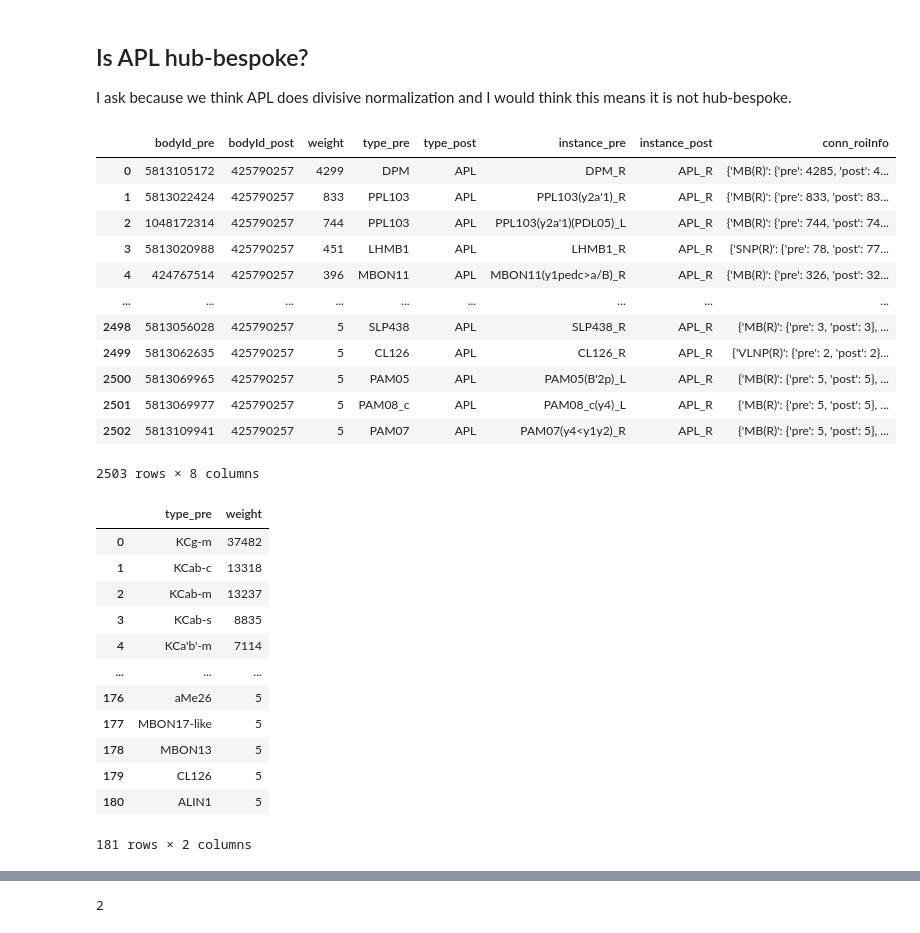
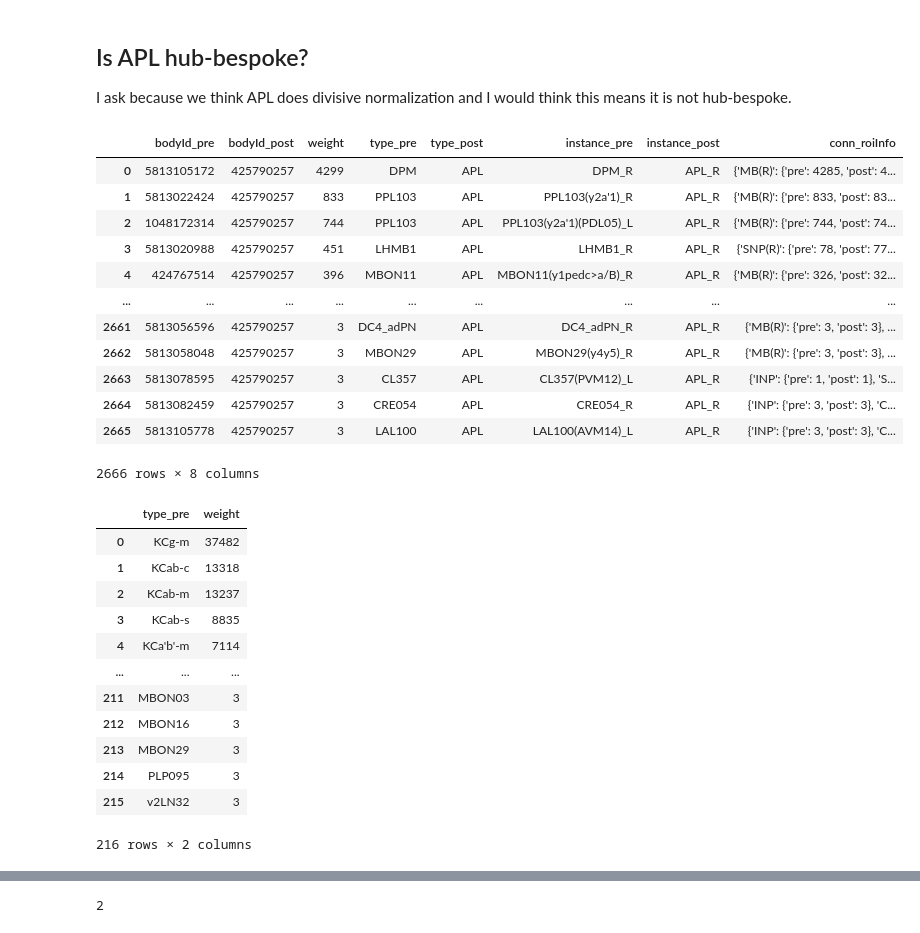
Before and after one commit to Gutierrez-lab/oviIN-analyses-gabrielle, a Jupyter notebook: hub_bespoke.ipynb, the cells around one changed output, grey strips where cells are left out. Saved outputs shown, nothing was run; the diff lists cells and outputs as text; code cells hidden in the pictures.

Commit message:
trying stuff out wuth APL primary strong inputs

```diff
--- a/hub_bespoke.ipynb
+++ b/hub_bespoke.ipynb
@@ -327,22 +327,22 @@ plt.show()
 I ask because we think APL does divisive normalization and I would think this means it is not hub-bespoke.
 # %%
 # inputs to APL
-APL_inputs = fetch_simple_connections(None,'APL',min_weight=5)
+APL_inputs = fetch_simple_connections(None,'APL',min_weight=3)
 APL_inputs
 # %% [output]
 |  | bodyId_pre | bodyId_post | weight | type_pre | type_post | instance_pre | instance_post | conn_roiInfo |
 | 0 | 5813105172 | 425790257 | 4299 | DPM | APL | DPM_R | APL_R | {'MB(R)': {'pre': 4285, 'post': 4... |
 | 1 | 5813022424 | 425790257 | 833 | PPL103 | APL | PPL103(y2a'1)_R | APL_R | {'MB(R)': {'pre': 833, 'post': 83... |
 | 2 | 1048172314 | 425790257 | 744 | PPL103 | APL | PPL103(y2a'1)(PDL05)_L | APL_R | {'MB(R)': {'pre': 744, 'post': 74... |
 | 3 | 5813020988 | 425790257 | 451 | LHMB1 | APL | LHMB1_R | APL_R | {'SNP(R)': {'pre': 78, 'post': 77... |
 | 4 | 424767514 | 425790257 | 396 | MBON11 | APL | MBON11(y1pedc>a/B)_R | APL_R | {'MB(R)': {'pre': 326, 'post': 32... |
 | ... | ... | ... | ... | ... | ... | ... | ... | ... |
-| 2498 | 5813056028 | 425790257 | 5 | SLP438 | APL | SLP438_R | APL_R | {'MB(R)': {'pre': 3, 'post': 3}, ... |
-| 2499 | 5813062635 | 425790257 | 5 | CL126 | APL | CL126_R | APL_R | {'VLNP(R)': {'pre': 2, 'post': 2}... |
-| 2500 | 5813069965 | 425790257 | 5 | PAM05 | APL | PAM05(B'2p)_L | APL_R | {'MB(R)': {'pre': 5, 'post': 5}, ... |
-| 2501 | 5813069977 | 425790257 | 5 | PAM08_c | APL | PAM08_c(y4)_L | APL_R | {'MB(R)': {'pre': 5, 'post': 5}, ... |
-| 2502 | 5813109941 | 425790257 | 5 | PAM07 | APL | PAM07(y4<y1y2)_R | APL_R | {'MB(R)': {'pre': 5, 'post': 5}, ... |
+| 2661 | 5813056596 | 425790257 | 3 | DC4_adPN | APL | DC4_adPN_R | APL_R | {'MB(R)': {'pre': 3, 'post': 3}, ... |
+| 2662 | 5813058048 | 425790257 | 3 | MBON29 | APL | MBON29(y4y5)_R | APL_R | {'MB(R)': {'pre': 3, 'post': 3}, ... |
+| 2663 | 5813078595 | 425790257 | 3 | CL357 | APL | CL357(PVM12)_L | APL_R | {'INP': {'pre': 1, 'post': 1}, 'S... |
+| 2664 | 5813082459 | 425790257 | 3 | CRE054 | APL | CRE054_R | APL_R | {'INP': {'pre': 3, 'post': 3}, 'C... |
+| 2665 | 5813105778 | 425790257 | 3 | LAL100 | APL | LAL100(AVM14)_L | APL_R | {'INP': {'pre': 3, 'post': 3}, 'C... |
-2503 rows × 8 columns
+2666 rows × 8 columns
 # %%
 # grab only necessary columns
 APL_type_inputs = APL_inputs[['type_pre','weight']].copy()
@@ -358,12 +358,12 @@ APL_type_inputs
 | 3 | KCab-s | 8835 |
 | 4 | KCa'b'-m | 7114 |
 | ... | ... | ... |
-| 176 | aMe26 | 5 |
-| 177 | MBON17-like | 5 |
-| 178 | MBON13 | 5 |
-| 179 | CL126 | 5 |
-| 180 | ALIN1 | 5 |
+| 211 | MBON03 | 3 |
+| 212 | MBON16 | 3 |
+| 213 | MBON29 | 3 |
+| 214 | PLP095 | 3 |
+| 215 | v2LN32 | 3 |
-181 rows × 2 columns
+216 rows × 2 columns
 # %%
 from neuprint import fetch_simple_connections
 from neuprint import NeuronCriteria as NC
```
Also changed, not shown: parts of 3 cells of this notebook, 1 other file.
